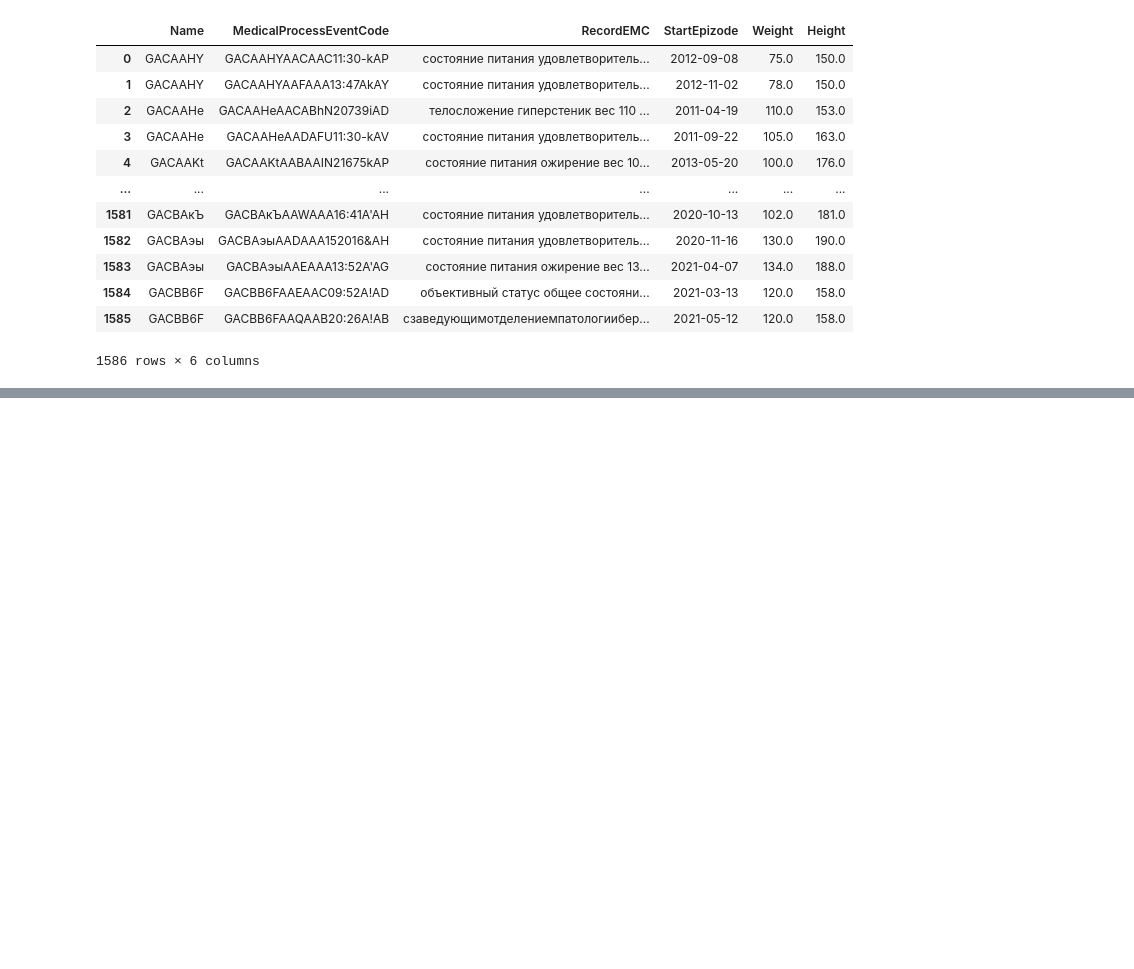
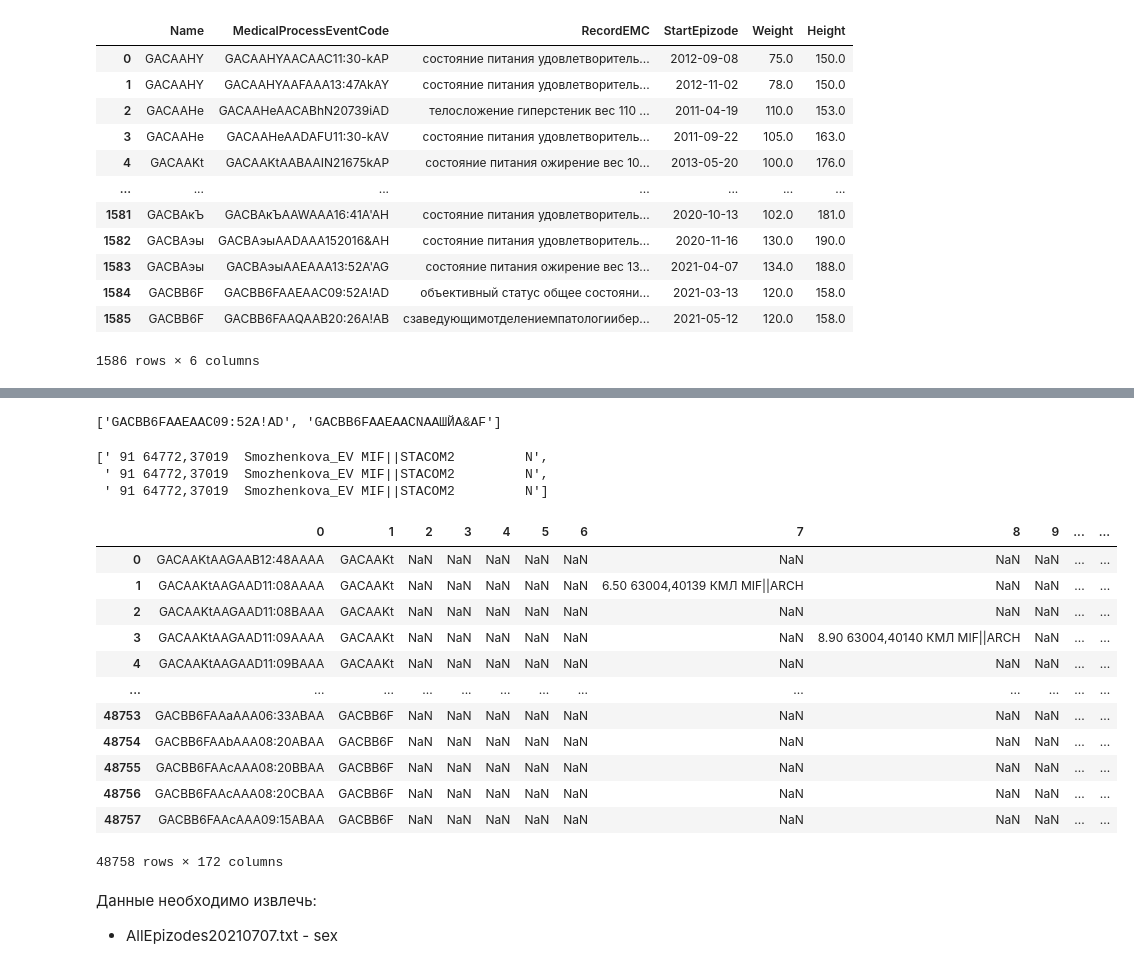
Before and after one commit to alex-mat-s/ITMO_MedicalStatistics, a Jupyter notebook: Project_DataPreprocessing.ipynb, the cells around one changed output, grey strips where cells are left out. Cells and saved outputs as stored; diff of their text form; code cells hidden in the pictures; blank space fills up the shorter version.

```diff
--- a/Project_DataPreprocessing.ipynb
+++ b/Project_DataPreprocessing.ipynb
@@ -842,0 +883,6 @@ dataset_target.to_csv("dataset_target.csv")
+# %%
+tmp = data_event_code[data_event_code["Name"]=="GACBB6F"]["MedicalProcessEventCode"]
+for i in tmp:
+    print(i)
+# %% [output]
+['GACBB6FAAEAAC09:52A!AD', 'GACBB6FAAEAACNAAШЙA&AF']
@@ -842,0 +905,6 @@ dataset_target.to_csv("dataset_target.csv")
+# %%
+tmp
+# %% [output]
+[' 91 64772,37019  Smozhenkova_EV MIF||STACOM2         N',
+ ' 91 64772,37019  Smozhenkova_EV MIF||STACOM2         N',
+ ' 91 64772,37019  Smozhenkova_EV MIF||STACOM2         N']
@@ -842,0 +920,19 @@ dataset_target.to_csv("dataset_target.csv")
+# %%
+data_analisis_tmp
+# %% [output]
+|  | 0 | 1 | 2 | 3 | 4 | 5 | 6 | 7 | 8 | 9 | ... | ... |
+| 0 | GACAAKtAAGAAB12:48AAAA | GACAAKt | NaN | NaN | NaN | NaN | NaN | NaN | NaN | NaN | ... | ... |
+| 1 | GACAAKtAAGAAD11:08AAAA | GACAAKt | NaN | NaN | NaN | NaN | NaN | 6.50 63004,40139 КМЛ MIF||ARCH | NaN | NaN | ... | ... |
+| 2 | GACAAKtAAGAAD11:08BAAA | GACAAKt | NaN | NaN | NaN | NaN | NaN | NaN | NaN | NaN | ... | ... |
+| 3 | GACAAKtAAGAAD11:09AAAA | GACAAKt | NaN | NaN | NaN | NaN | NaN | NaN | 8.90 63004,40140 КМЛ MIF||ARCH | NaN | ... | ... |
+| 4 | GACAAKtAAGAAD11:09BAAA | GACAAKt | NaN | NaN | NaN | NaN | NaN | NaN | NaN | NaN | ... | ... |
+| ... | ... | ... | ... | ... | ... | ... | ... | ... | ... | ... | ... | ... |
+| 48753 | GACBB6FAAaAAA06:33ABAA | GACBB6F | NaN | NaN | NaN | NaN | NaN | NaN | NaN | NaN | ... | ... |
+| 48754 | GACBB6FAAbAAA08:20ABAA | GACBB6F | NaN | NaN | NaN | NaN | NaN | NaN | NaN | NaN | ... | ... |
+| 48755 | GACBB6FAAcAAA08:20BBAA | GACBB6F | NaN | NaN | NaN | NaN | NaN | NaN | NaN | NaN | ... | ... |
+| 48756 | GACBB6FAAcAAA08:20CBAA | GACBB6F | NaN | NaN | NaN | NaN | NaN | NaN | NaN | NaN | ... | ... |
+| 48757 | GACBB6FAAcAAA09:15ABAA | GACBB6F | NaN | NaN | NaN | NaN | NaN | NaN | NaN | NaN | ... | ... |
+48758 rows × 172 columns
+# %% [markdown]
+Данные необходимо извлечь:
+- AllEpizodes20210707.txt - sex
```
Also changed, not shown: parts of 105 cells of this notebook.
